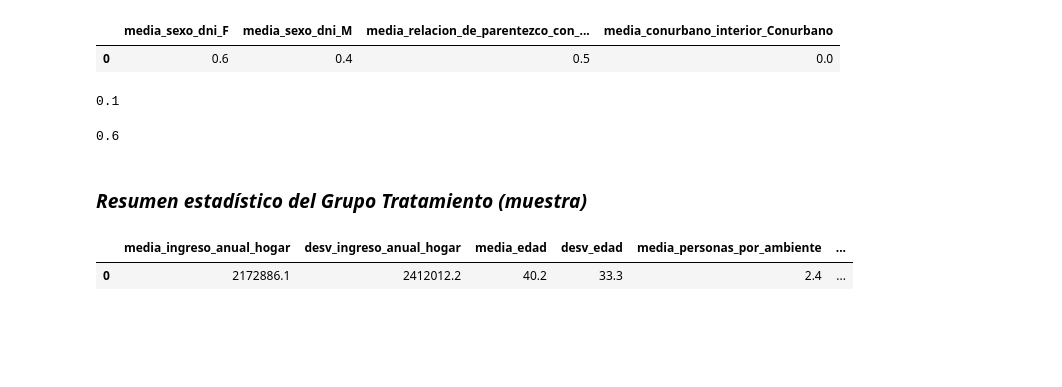
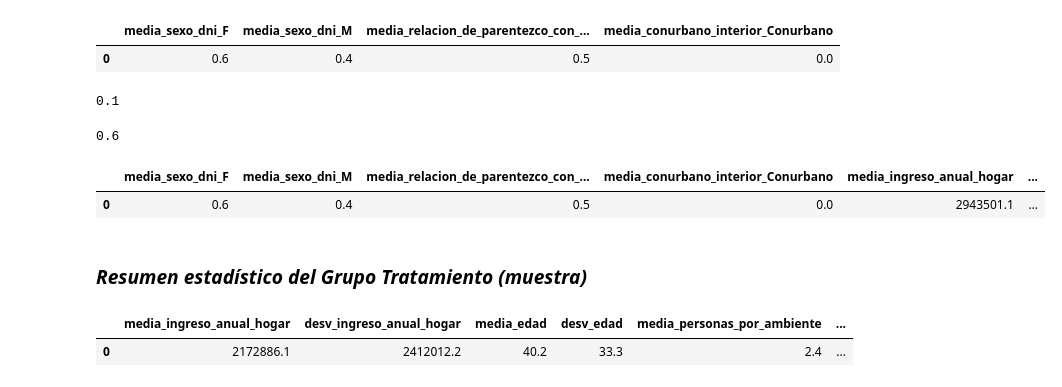
Before and after one commit to andreasoledadguerra/impact-evaluation-of-public-policy, a Jupyter notebook: impact_evaluation_policy.ipynb, the cells around one changed output. Drawn from its saved outputs; the diff is of its cells as text; code cells hidden in the pictures; blank space fills up the shorter version.

Commit message:
feat: concatenate dataframes to generate control group statistical summary

```diff
--- a/impact_evaluation_policy.ipynb
+++ b/impact_evaluation_policy.ipynb
@@ -485,3 +481,11 @@ df_control_total
+# %%
+# Concatenar los dataframes para obtener el resumen estadístico del grupo control
+df_control_resumen = pd.concat([df1, df2, df3], axis=1)
+# %%
+df_control_resumen
+# %% [output]
+|  | media_sexo_dni_F | media_sexo_dni_M | media_relacion_de_parentezco_con_... | media_conurbano_interior_Conurbano | media_ingreso_anual_hogar | ... |
+| 0 | 0.6 | 0.4 | 0.5 | 0.0 | 2943501.1 | ... |
 # %% [markdown]
 ### *Resumen estadístico del Grupo Tratamiento (muestra)*
 # %%
```
Also changed, not shown: parts of 3 cells of this notebook.
